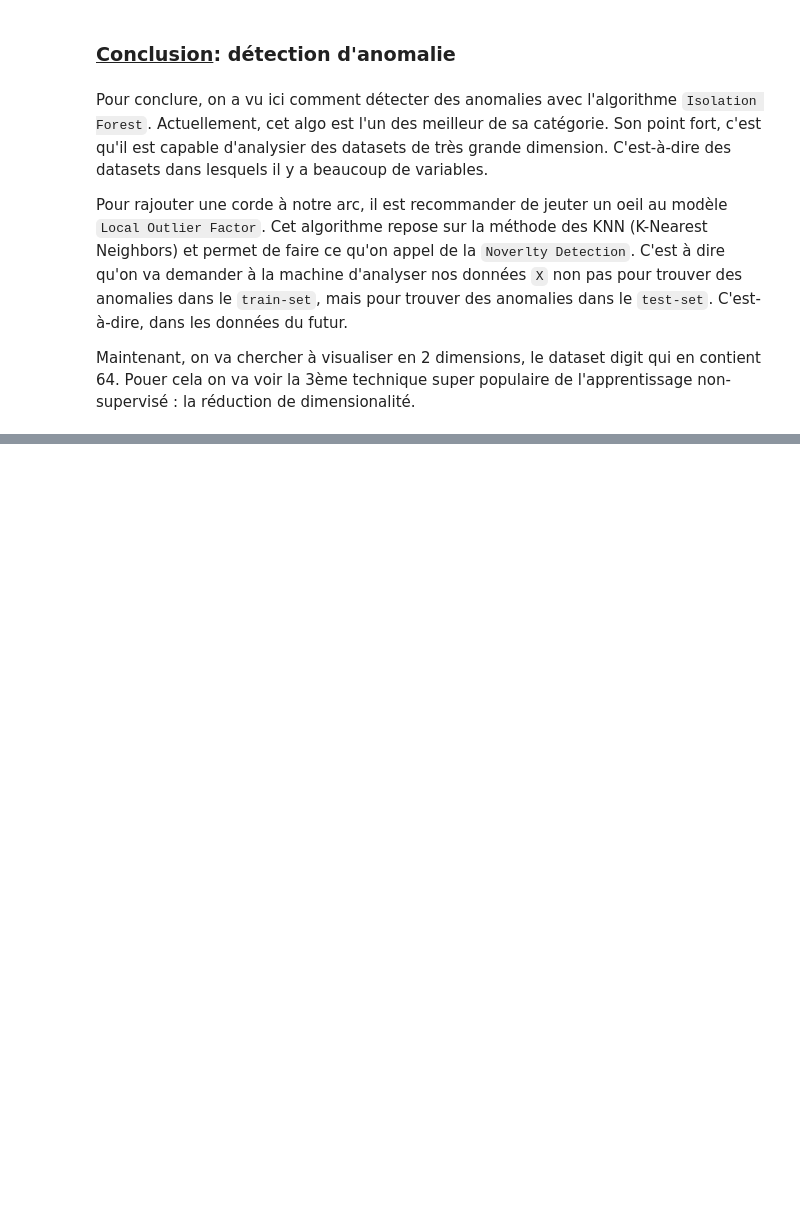
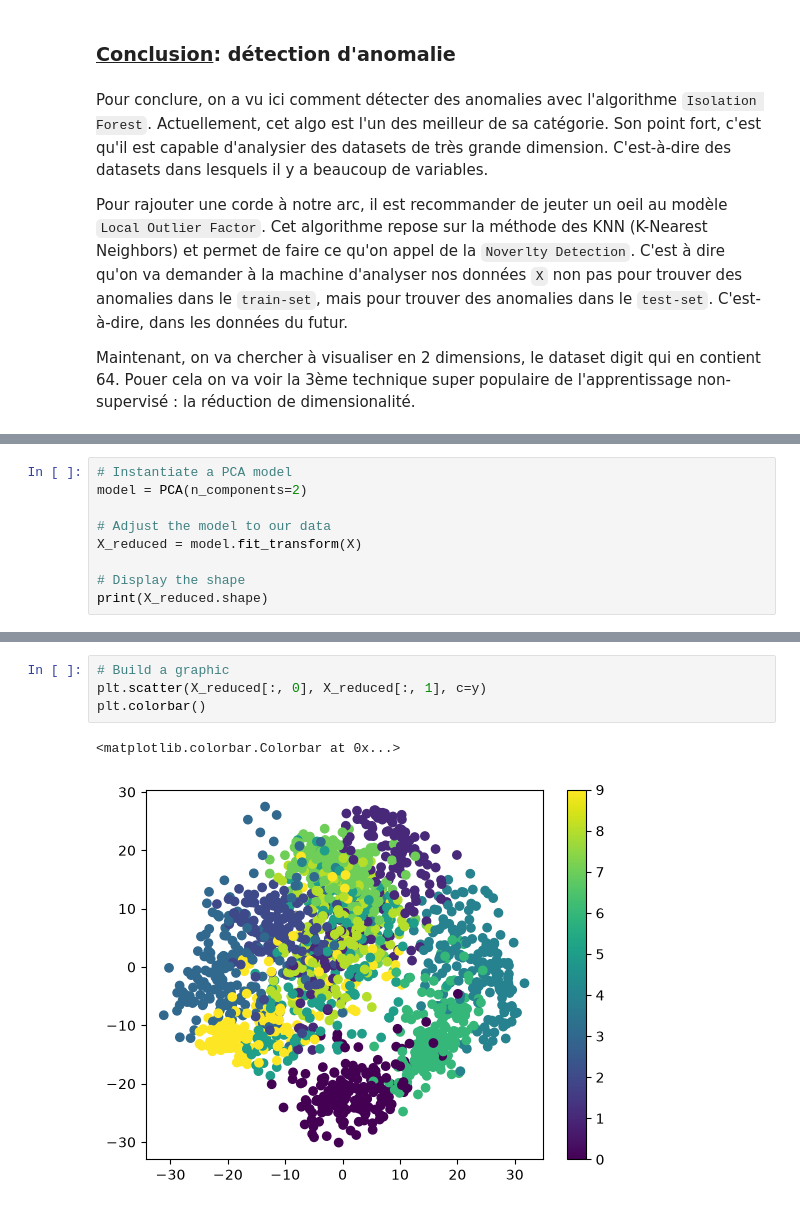
Before and after one commit to JDVegas/AI-Practical_ML-PRO, a Jupyter notebook: Python_Spercial_ML/24_Unsupervised_Learning.ipynb, the cells around one changed output, grey strips where cells are left out. Cells and saved outputs as stored; diff of their text form; blank space fills up the shorter version.

```diff
--- a/Python_Spercial_ML/24_Unsupervised_Learning.ipynb
+++ b/Python_Spercial_ML/24_Unsupervised_Learning.ipynb
@@ -293,0 +340,9 @@ La réduction de dimension est l'une des application les plus importantes de l'a
+# %%
+# Instantiate a PCA model
+model = PCA(n_components=2)
+
+# Adjust the model to our data
+X_reduced = model.fit_transform(X)
+
+# Display the shape
+print(X_reduced.shape)
@@ -293,0 +355,7 @@ La réduction de dimension est l'une des application les plus importantes de l'a
+# %%
+# Build a graphic
+plt.scatter(X_reduced[:, 0], X_reduced[:, 1], c=y)
+plt.colorbar()
+# %% [output]
+<matplotlib.colorbar.Colorbar at 0x...>
+[figure, added]
```
Also changed, not shown: parts of 37 cells of this notebook.
